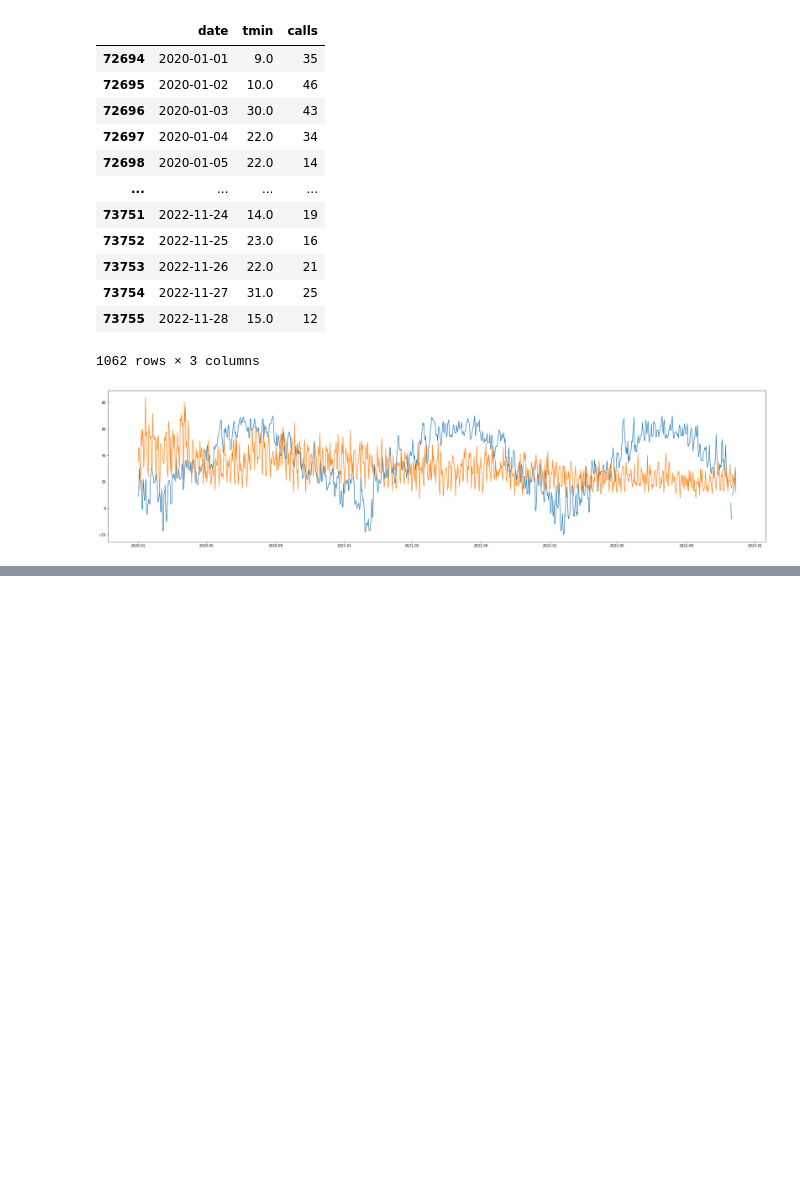
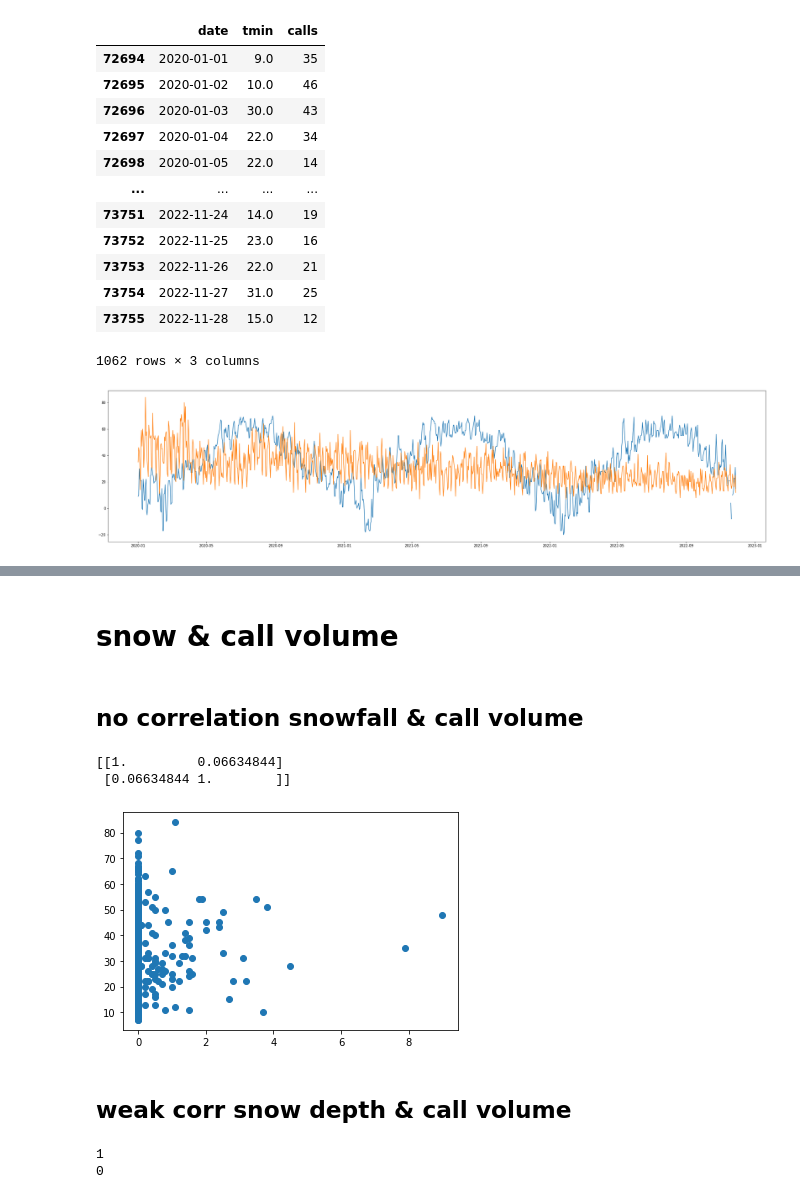
Before and after one commit to datakind/uwwi-datadive-dec-22, a Jupyter notebook: external_datasets/news/weather_data_call_volume.ipynb, the cells around one changed output, grey strips where cells are left out. Drawn from its saved outputs; the diff is of its cells as text; code cells hidden in the pictures; blank space fills up the shorter version.

```diff
--- a/external_datasets/news/weather_data_call_volume.ipynb
+++ b/external_datasets/news/weather_data_call_volume.ipynb
@@ -210,0 +235,25 @@ print(tmin_calls.corr())
+# %% [markdown]
+# snow & call volume
+# %% [markdown]
+## no correlation snowfall & call volume
+# %%
+x = stevens_point.SNOW
+y = tmin_calls.calls
+print(np.corrcoef(x,y))
+plt.scatter(x,y)
+plt.show()
+# more snowfall --> more calls (weak correlation)
+# %% [output]
+[[1.         0.06634844]
+ [0.06634844 1.        ]]
+[figure, added]
+# %% [markdown]
+## weak corr snow depth & call volume
+# %%
+print(stevens_point.SNWD.isna().sum())
+snwd = stevens_point.SNWD.fillna(stevens_point.SNWD.mean())
+print(snwd.isna().sum())
+# highe snow dept --> more calls (weak correlation)
+# %% [output]
+1
+0
```
Also changed, not shown: parts of 17 cells of this notebook.
